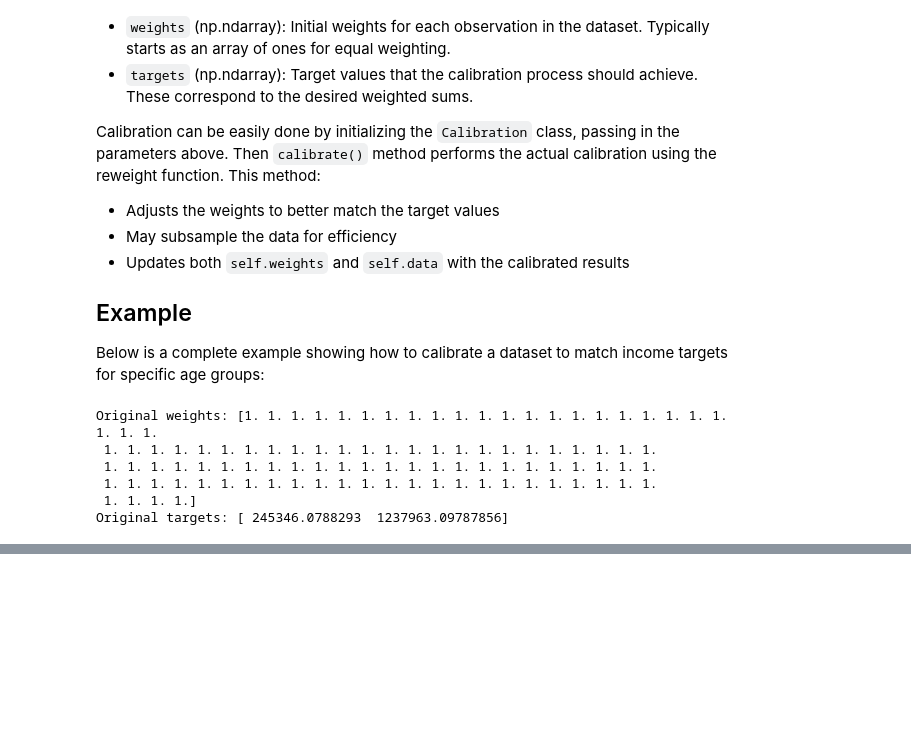
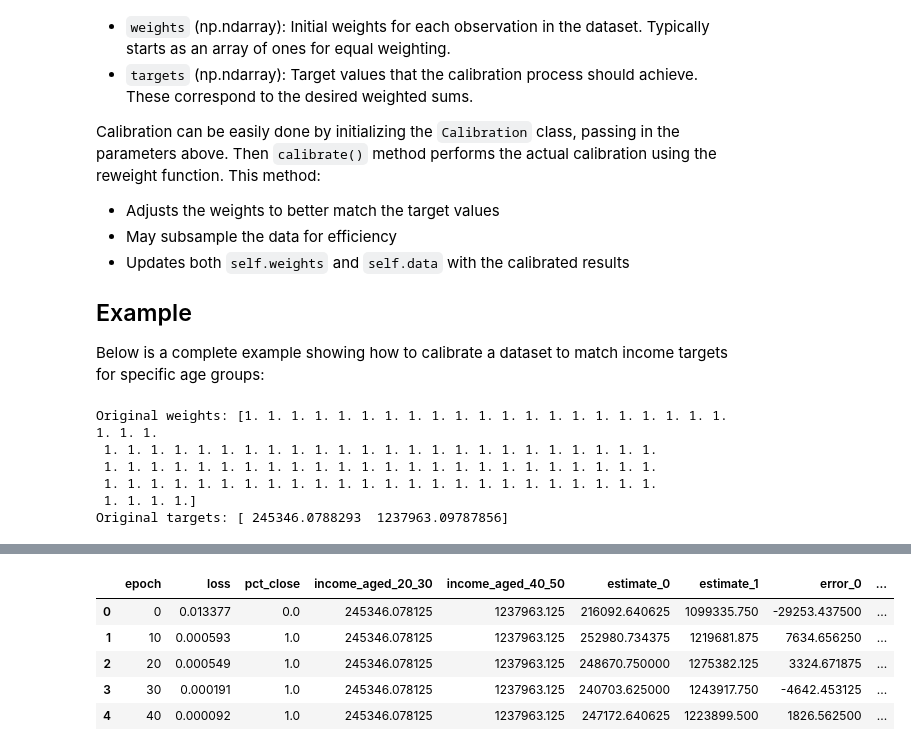
Before and after one commit to eccuraa/microcalibrate, a Jupyter notebook: docs/calibration.ipynb, the cells around one changed output, grey strips where cells are left out. Drawn from its saved outputs; the diff is of its cells as text; code cells hidden in the pictures; blank space fills up the shorter version.

Commit message:
plot performance in documentation

```diff
--- a/docs/calibration.ipynb
+++ b/docs/calibration.ipynb
@@ -78,7 +80,7 @@ calibrator = Calibration(
 )
 
 # Perform the calibration
-calibrator.calibrate()
+performance_df = calibrator.calibrate()
 
 print(f"Original dataset size: {len(targets_matrix)}")
 print(f"Calibrated dataset size: {len(calibrator.loss_matrix)}")
@@ -124,3 +126,12 @@ np.testing.assert_allclose(
         rtol=0.01,  # relative tolerance
         err_msg="Calibrated totals do not match target values",
     )
+# %%
+performance_df.head()
+# %% [output]
+|  | epoch | loss | pct_close | income_aged_20_30 | income_aged_40_50 | estimate_0 | estimate_1 | error_0 | ... |
+| 0 | 0 | 0.013377 | 0.0 | 245346.078125 | 1237963.125 | 216092.640625 | 1099335.750 | -29253.437500 | ... |
+| 1 | 10 | 0.000593 | 1.0 | 245346.078125 | 1237963.125 | 252980.734375 | 1219681.875 | 7634.656250 | ... |
+| 2 | 20 | 0.000549 | 1.0 | 245346.078125 | 1237963.125 | 248670.750000 | 1275382.125 | 3324.671875 | ... |
+| 3 | 30 | 0.000191 | 1.0 | 245346.078125 | 1237963.125 | 240703.625000 | 1243917.750 | -4642.453125 | ... |
+| 4 | 40 | 0.000092 | 1.0 | 245346.078125 | 1237963.125 | 247172.640625 | 1223899.500 | 1826.562500 | ... |
```
Also changed, not shown: parts of 4 cells of this notebook, 4 other files.
